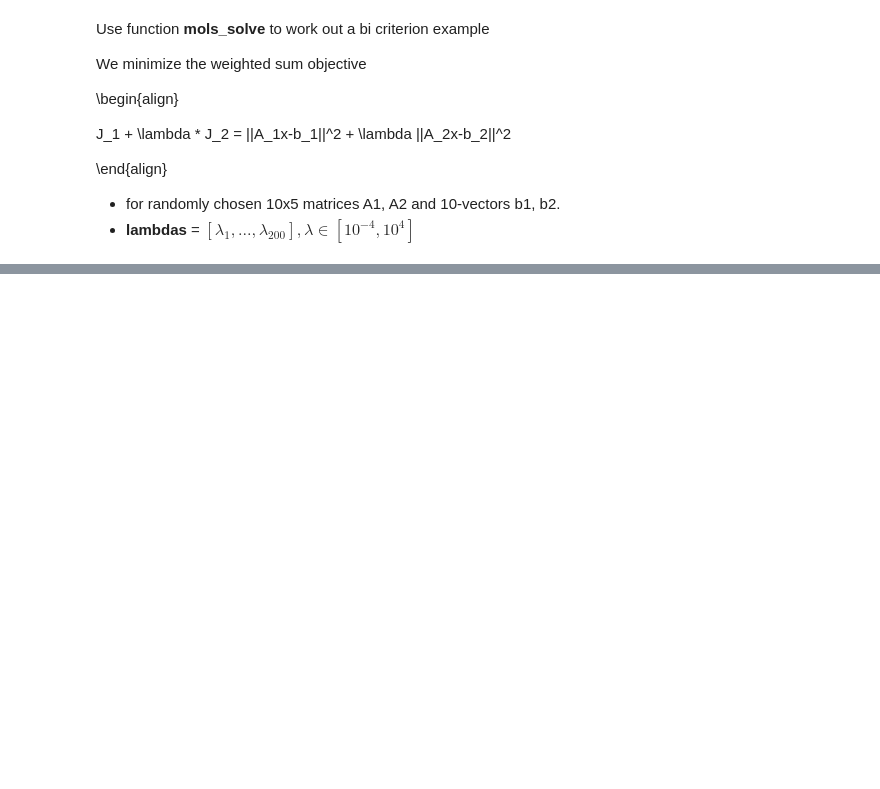
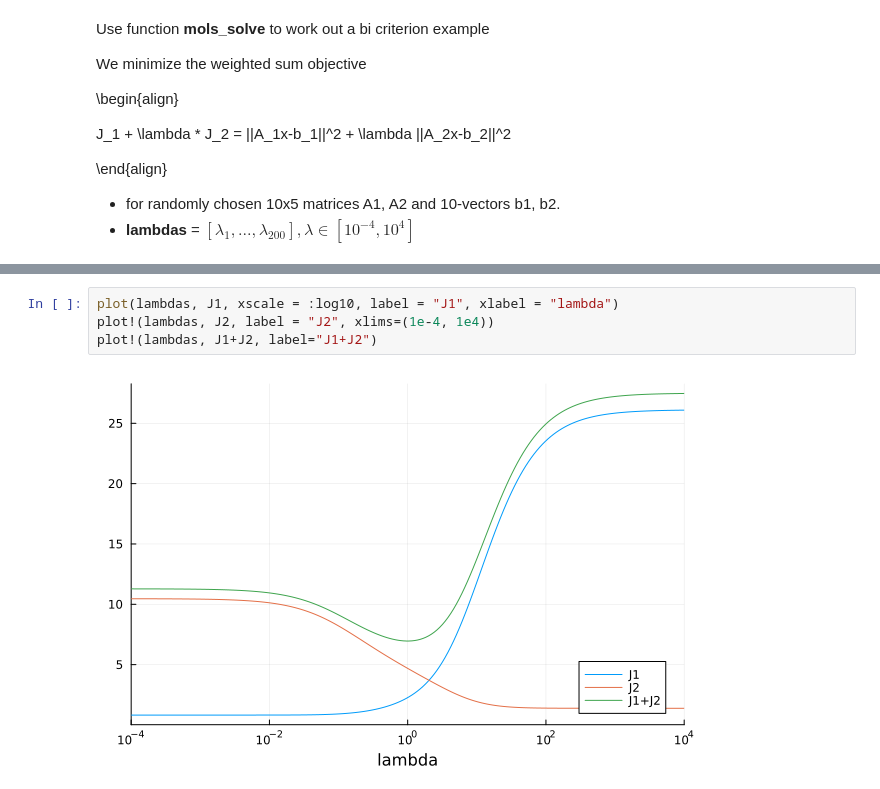
Before and after one commit to QuangMDoan/stanford-engr108, a Jupyter notebook: lec15/multi_objectives_least_squares.ipynb, the cells around one changed output, grey strips where cells are left out. Drawn from its saved outputs; the diff is of its cells as text; blank space fills up the shorter version.

```diff
--- a/lec15/multi_objectives_least_squares.ipynb
+++ b/lec15/multi_objectives_least_squares.ipynb
@@ -62,0 +64,6 @@ plot(lambdas, x', xscale = :log10, xlabel="lambda", label="")
+# %%
+plot(lambdas, J1, xscale = :log10, label = "J1", xlabel = "lambda")
+plot!(lambdas, J2, label = "J2", xlims=(1e-4, 1e4))
+plot!(lambdas, J1+J2, label="J1+J2")
+# %% [output]
+[figure, added]
```
Also changed, not shown: parts of 12 cells of this notebook.
